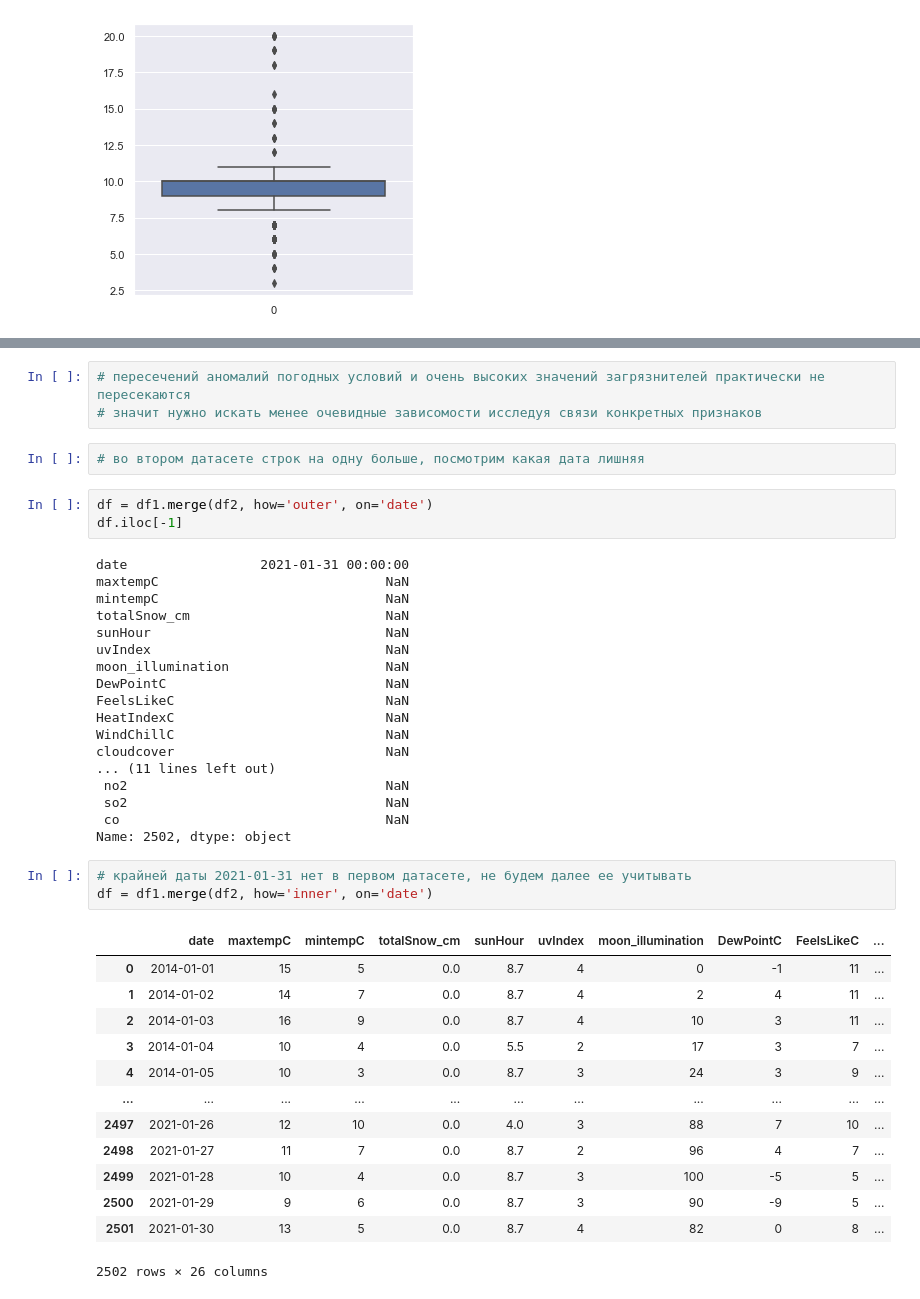
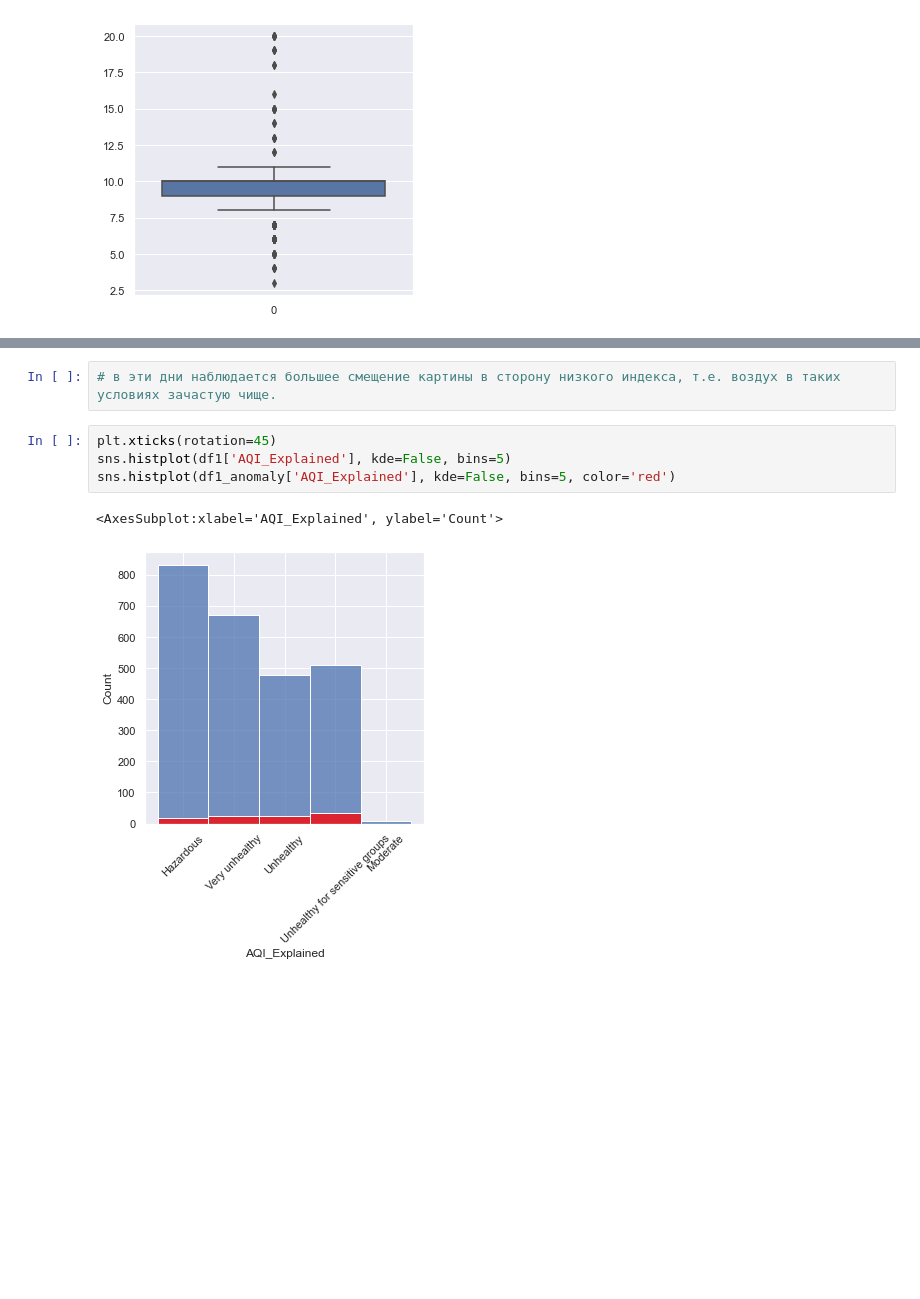
Before and after one commit to petrovalina93/diploma, a Jupyter notebook: diploma.ipynb, the cells around one changed output, grey strips where cells are left out. Saved outputs shown, nothing was run; the diff lists cells and outputs as text; blank space fills up the shorter version.

```diff
--- a/diploma.ipynb
+++ b/diploma.ipynb
@@ -525,43 +709,9 @@ len(df2_anomaly.merge(df1_anomaly, how='inner', on='date'))
-# %%
-# пересечений аномалий погодных условий и очень высоких значений загрязнителей практически не пересекаются
-# значит нужно искать менее очевидные зависомости исследуя связи конкретных признаков
-# %%
-# во втором датасете строк на одну больше, посмотрим какая дата лишняя
-# %%
-df = df1.merge(df2, how='outer', on='date')
-df.iloc[-1]
-# %% [output]
-date                 2021-01-31 00:00:00
-maxtempC                             NaN
-mintempC                             NaN
-totalSnow_cm                         NaN
-sunHour                              NaN
-uvIndex                              NaN
-moon_illumination                    NaN
-DewPointC                            NaN
-FeelsLikeC                           NaN
-HeatIndexC                           NaN
-WindChillC                           NaN
-cloudcover                           NaN
-... (11 lines left out)
- no2                                 NaN
- so2                                 NaN
- co                                  NaN
-Name: 2502, dtype: object
-# %%
-# крайней даты 2021-01-31 нет в первом датасете, не будем далее ее учитывать
-df = df1.merge(df2, how='inner', on='date')
-# %% [output]
-|  | date | maxtempC | mintempC | totalSnow_cm | sunHour | uvIndex | moon_illumination | DewPointC | FeelsLikeC | ... |
-| 0 | 2014-01-01 | 15 | 5 | 0.0 | 8.7 | 4 | 0 | -1 | 11 | ... |
-| 1 | 2014-01-02 | 14 | 7 | 0.0 | 8.7 | 4 | 2 | 4 | 11 | ... |
-| 2 | 2014-01-03 | 16 | 9 | 0.0 | 8.7 | 4 | 10 | 3 | 11 | ... |
-| 3 | 2014-01-04 | 10 | 4 | 0.0 | 5.5 | 2 | 17 | 3 | 7 | ... |
-| 4 | 2014-01-05 | 10 | 3 | 0.0 | 8.7 | 3 | 24 | 3 | 9 | ... |
-| ... | ... | ... | ... | ... | ... | ... | ... | ... | ... | ... |
-| 2497 | 2021-01-26 | 12 | 10 | 0.0 | 4.0 | 3 | 88 | 7 | 10 | ... |
-| 2498 | 2021-01-27 | 11 | 7 | 0.0 | 8.7 | 2 | 96 | 4 | 7 | ... |
-| 2499 | 2021-01-28 | 10 | 4 | 0.0 | 8.7 | 3 | 100 | -5 | 5 | ... |
-| 2500 | 2021-01-29 | 9 | 6 | 0.0 | 8.7 | 3 | 90 | -9 | 5 | ... |
-| 2501 | 2021-01-30 | 13 | 5 | 0.0 | 8.7 | 4 | 82 | 0 | 8 | ... |
-2502 rows × 26 columns
+# %%
+# в эти дни наблюдается большее смещение картины в сторону низкого индекса, т.е. воздух в таких условиях зачастую чище.
+# %%
+plt.xticks(rotation=45)
+sns.histplot(df1['AQI_Explained'], kde=False, bins=5)
+sns.histplot(df1_anomaly['AQI_Explained'], kde=False, bins=5, color='red')
+# %% [output]
+<AxesSubplot:xlabel='AQI_Explained', ylabel='Count'>
+[figure, added]
```
Also changed, not shown: parts of 241 cells of this notebook.
